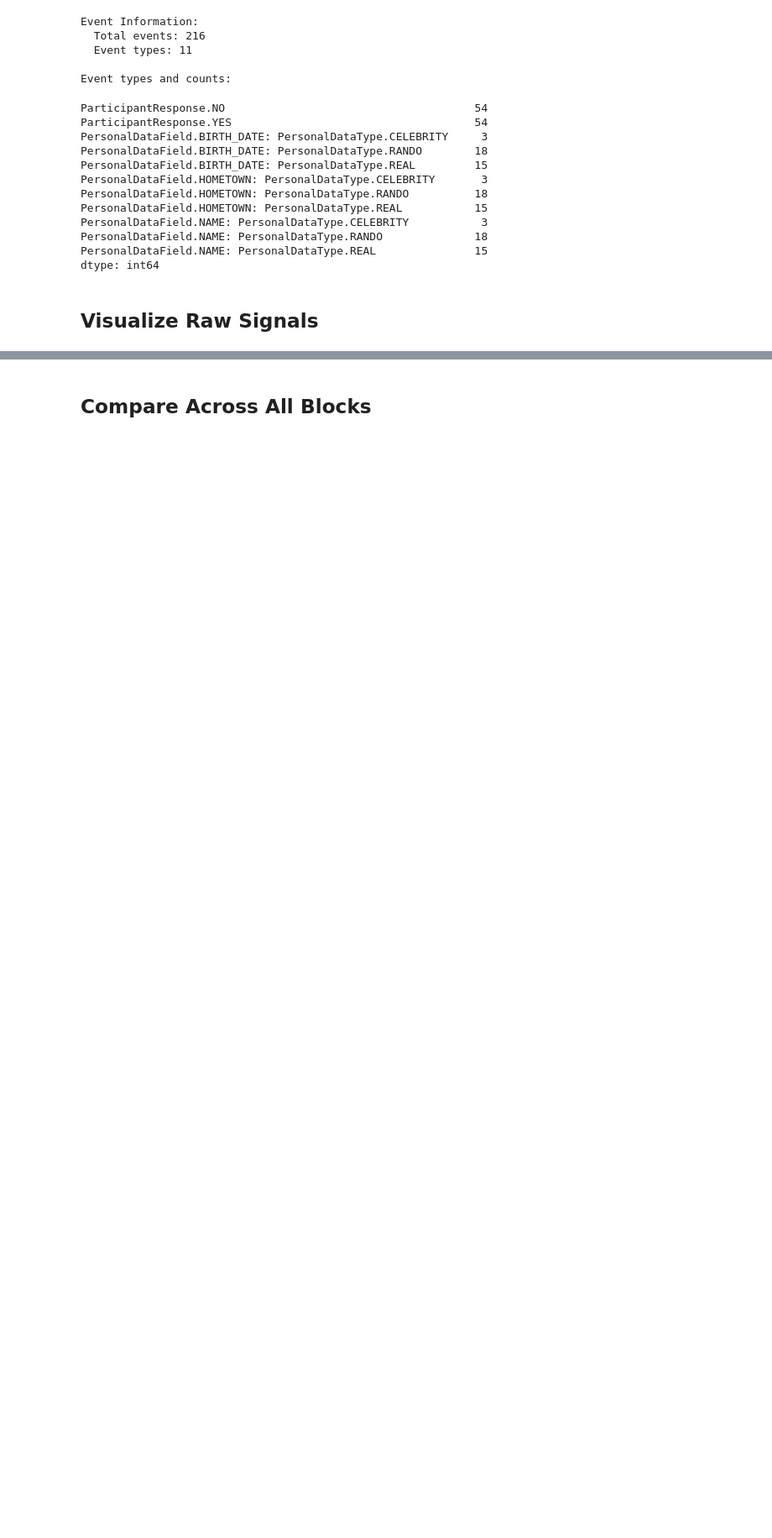
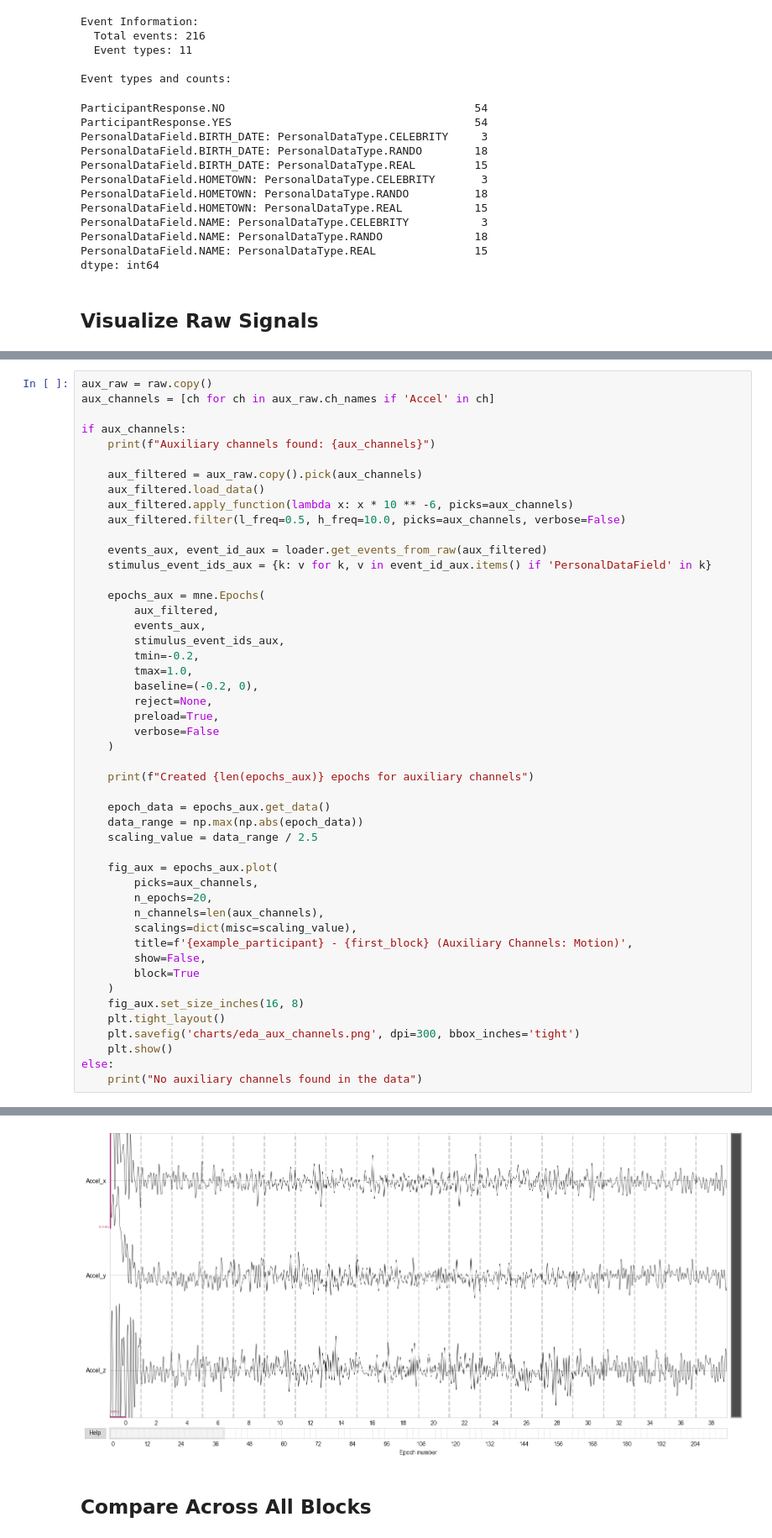
Before and after one commit to wsparcie/ai-ml-neuron-rekrutacja-2025, a Jupyter notebook: eda.ipynb, the cells around one changed output, grey strips where cells are left out. Shown at 84% size. Drawn from its saved outputs; the diff is of its cells as text; blank space fills up the shorter version.

Commit message:
refactor: update eda analysis and data loading

```diff
--- a/eda.ipynb
+++ b/eda.ipynb
@@ -210,0 +209,49 @@ Plotting power spectral density (dB=True).
+# %%
+aux_raw = raw.copy()
+aux_channels = [ch for ch in aux_raw.ch_names if 'Accel' in ch]
+
+if aux_channels:
+    print(f"Auxiliary channels found: {aux_channels}")
+
+    aux_filtered = aux_raw.copy().pick(aux_channels)
+    aux_filtered.load_data()
+    aux_filtered.apply_function(lambda x: x * 10 ** -6, picks=aux_channels)
+    aux_filtered.filter(l_freq=0.5, h_freq=10.0, picks=aux_channels, verbose=False)
+
+    events_aux, event_id_aux = loader.get_events_from_raw(aux_filtered)
+    stimulus_event_ids_aux = {k: v for k, v in event_id_aux.items() if 'PersonalDataField' in k}
+
+    epochs_aux = mne.Epochs(
+        aux_filtered,
+        events_aux,
+        stimulus_event_ids_aux,
+        tmin=-0.2,
+        tmax=1.0,
+        baseline=(-0.2, 0),
+        reject=None,
+        preload=True,
+        verbose=False
+    )
+
+    print(f"Created {len(epochs_aux)} epochs for auxiliary channels")
+
+    epoch_data = epochs_aux.get_data()
+    data_range = np.max(np.abs(epoch_data))
+    scaling_value = data_range / 2.5
+
+    fig_aux = epochs_aux.plot(
+        picks=aux_channels,
+        n_epochs=20,
+        n_channels=len(aux_channels),
+        scalings=dict(misc=scaling_value),
+        title=f'{example_participant} - {first_block} (Auxiliary Channels: Motion)',
+        show=False,
+        block=True
+    )
+    fig_aux.set_size_inches(16, 8)
+    plt.tight_layout()
+    plt.savefig('charts/eda_aux_channels.png', dpi=300, bbox_inches='tight')
+    plt.show()
+else:
+    print("No auxiliary channels found in the data")
+# %% [output]
@@ -211,3 +260,4 @@ Plotting power spectral density (dB=True).
+[figure, added]
 # %% [markdown]
 ## Compare Across All Blocks
 # %%
```
Also changed, not shown: parts of 35 cells of this notebook, 9 other files.
